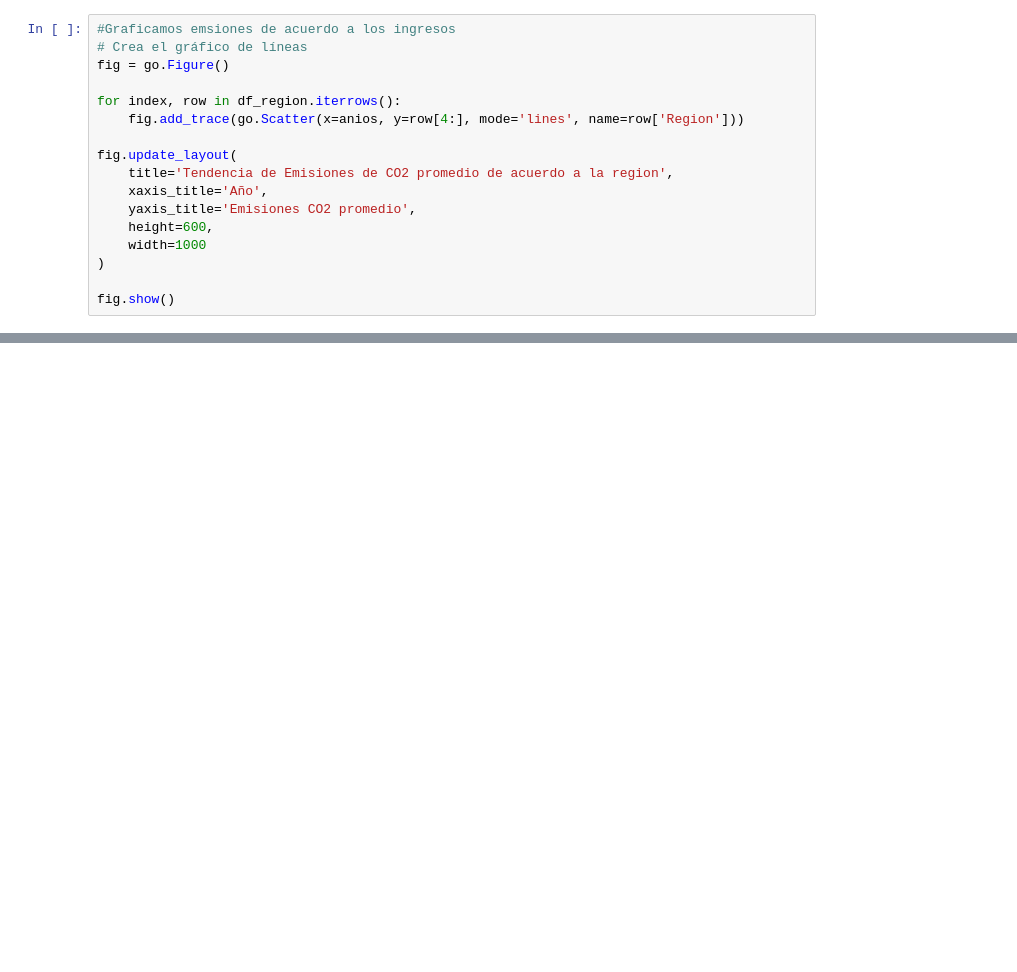
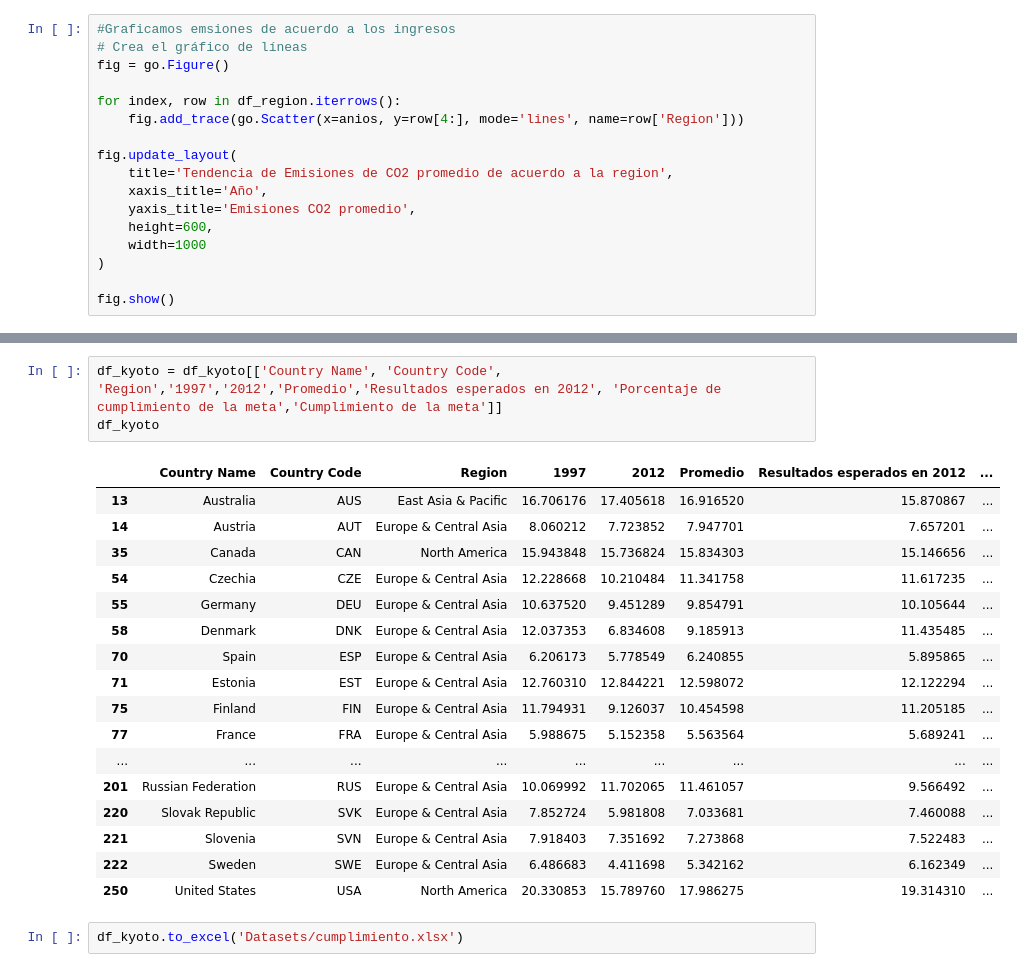
Before and after one commit to julialoelopez/TrabajoFinalBigData, a Jupyter notebook: Analisis de datos.ipynb, the cells around one changed output, grey strips where cells are left out. Cells and saved outputs as stored; diff of their text form; blank space fills up the shorter version.

```diff
--- a/Analisis de datos.ipynb
+++ b/Analisis de datos.ipynb
@@ -349,0 +446,23 @@ Sin embargo, es importante destacar que aunque estos porcentajes hayan disminuid
+# %%
+df_kyoto = df_kyoto[['Country Name', 'Country Code', 'Region','1997','2012','Promedio','Resultados esperados en 2012', 'Porcentaje de cumplimiento de la meta','Cumplimiento de la meta']]
+df_kyoto
+# %% [output]
+|  | Country Name | Country Code | Region | 1997 | 2012 | Promedio | Resultados esperados en 2012 | ... |
+| 13 | Australia | AUS | East Asia & Pacific | 16.706176 | 17.405618 | 16.916520 | 15.870867 | ... |
+| 14 | Austria | AUT | Europe & Central Asia | 8.060212 | 7.723852 | 7.947701 | 7.657201 | ... |
+| 35 | Canada | CAN | North America | 15.943848 | 15.736824 | 15.834303 | 15.146656 | ... |
+| 54 | Czechia | CZE | Europe & Central Asia | 12.228668 | 10.210484 | 11.341758 | 11.617235 | ... |
+| 55 | Germany | DEU | Europe & Central Asia | 10.637520 | 9.451289 | 9.854791 | 10.105644 | ... |
+| 58 | Denmark | DNK | Europe & Central Asia | 12.037353 | 6.834608 | 9.185913 | 11.435485 | ... |
+| 70 | Spain | ESP | Europe & Central Asia | 6.206173 | 5.778549 | 6.240855 | 5.895865 | ... |
+| 71 | Estonia | EST | Europe & Central Asia | 12.760310 | 12.844221 | 12.598072 | 12.122294 | ... |
+| 75 | Finland | FIN | Europe & Central Asia | 11.794931 | 9.126037 | 10.454598 | 11.205185 | ... |
+| 77 | France | FRA | Europe & Central Asia | 5.988675 | 5.152358 | 5.563564 | 5.689241 | ... |
+| ... | ... | ... | ... | ... | ... | ... | ... | ... |
+| 201 | Russian Federation | RUS | Europe & Central Asia | 10.069992 | 11.702065 | 11.461057 | 9.566492 | ... |
+| 220 | Slovak Republic | SVK | Europe & Central Asia | 7.852724 | 5.981808 | 7.033681 | 7.460088 | ... |
+| 221 | Slovenia | SVN | Europe & Central Asia | 7.918403 | 7.351692 | 7.273868 | 7.522483 | ... |
+| 222 | Sweden | SWE | Europe & Central Asia | 6.486683 | 4.411698 | 5.342162 | 6.162349 | ... |
+| 250 | United States | USA | North America | 20.330853 | 15.789760 | 17.986275 | 19.314310 | ... |
+# %%
+df_kyoto.to_excel('Datasets/cumplimiento.xlsx')
```
Also changed, not shown: parts of 44 cells of this notebook, 20 other files.
